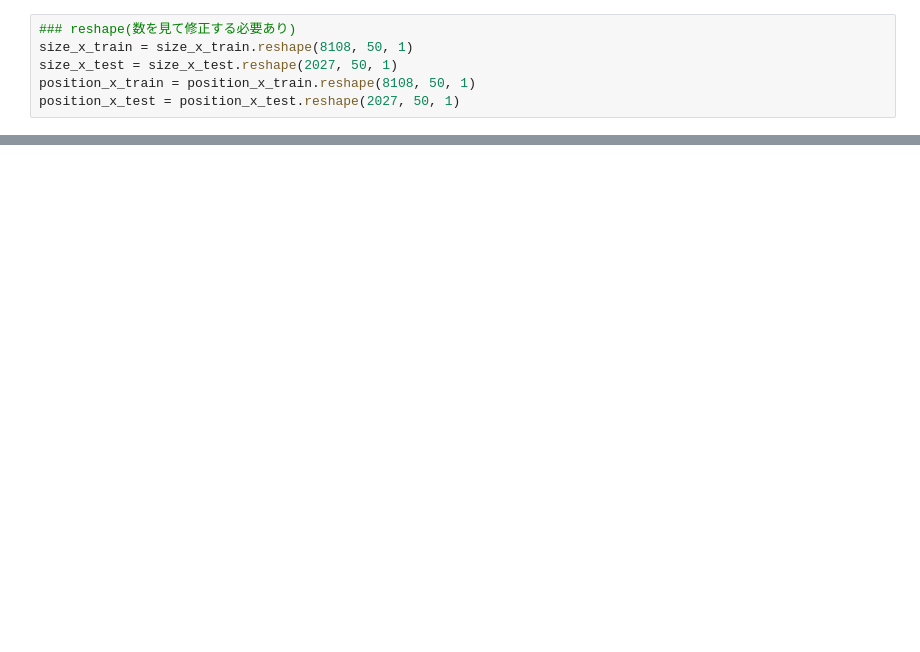
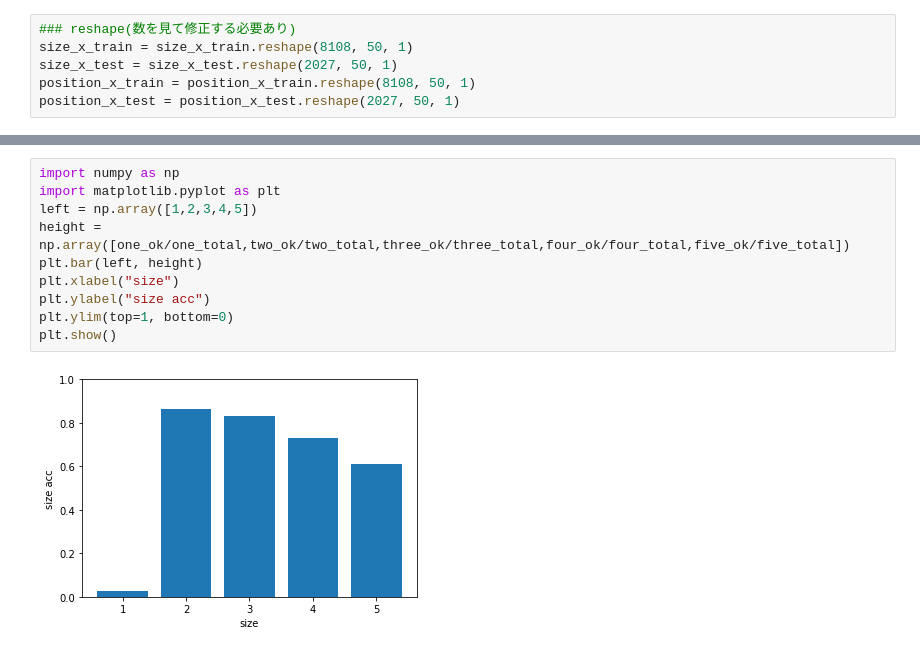
Before and after one commit to shirafuji/graduation_thesis, a Jupyter notebook: machine_learning_master/reverse_analysis.ipynb, the cells around one changed output, grey strips where cells are left out. Cells and saved outputs as stored; diff of their text form; blank space fills up the shorter version.

```diff
--- a/machine_learning_master/reverse_analysis.ipynb
+++ b/machine_learning_master/reverse_analysis.ipynb
@@ -240,0 +441,12 @@ history = model.fit([size_x_train1, size_x_train2, size_x_train3], size_y_train,
+# %%
+import numpy as np
+import matplotlib.pyplot as plt
+left = np.array([1,2,3,4,5])
+height = np.array([one_ok/one_total,two_ok/two_total,three_ok/three_total,four_ok/four_total,five_ok/five_total])
+plt.bar(left, height)
+plt.xlabel("size")
+plt.ylabel("size acc")
+plt.ylim(top=1, bottom=0)
+plt.show()
+# %% [output]
+[figure, added]
```
Also changed, not shown: parts of 13 cells of this notebook, 2 other files.
